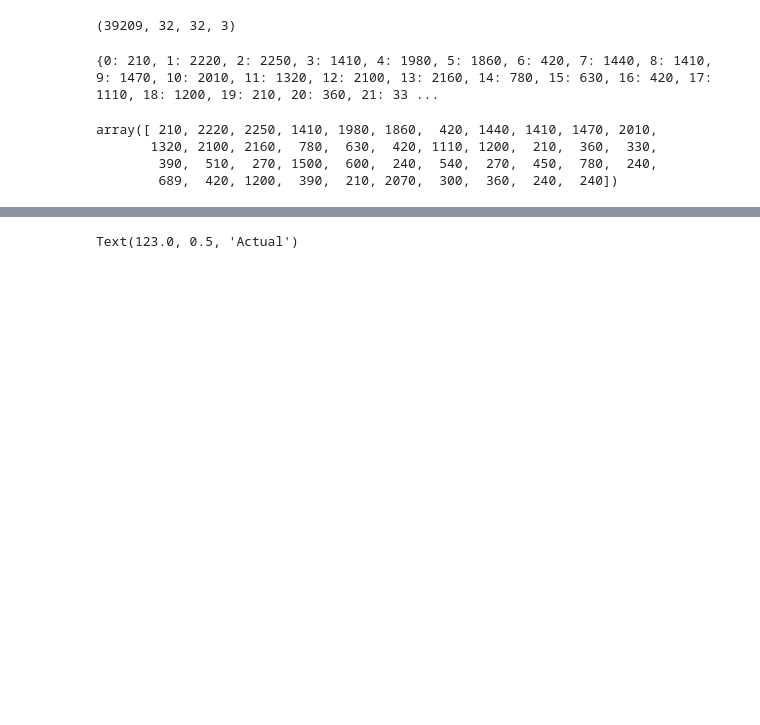
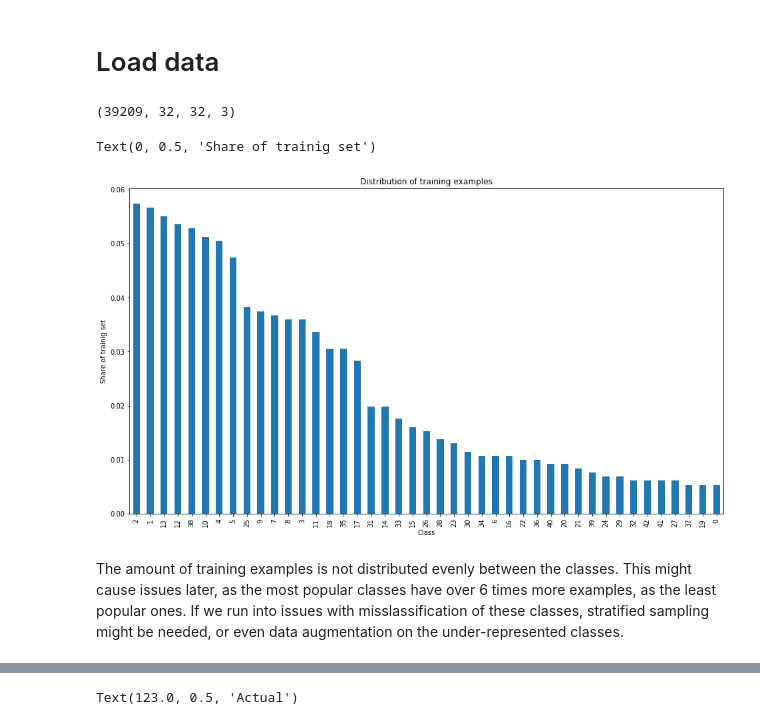
Before and after one commit to PabloOb/GTSRB, a Jupyter notebook: train/train.ipynb, the cells around one changed output, grey strips where cells are left out. Drawn from its saved outputs; the diff is of its cells as text; code cells hidden in the pictures; blank space fills up the shorter version.

Commit message:
Training graphs added, cleaned up unnecessary cells

```diff
--- a/train/train.ipynb
+++ b/train/train.ipynb
@@ -2,4 +2,14 @@
 import os
 import numpy as np
 import pandas as pd
+import seaborn as sns
+
 from PIL import Image
+from sklearn.metrics import confusion_matrix
+from tensorflow import saved_model
+from sklearn.model_selection import train_test_split
+
+# Plotting setup
+import matplotlib.pyplot as plt
+%matplotlib inline
+plt.rcParams['figure.figsize'] = (16, 9)
@@ -57,2 +85,4 @@ classes = { 1:'Speed limit (20km/h)',
+# %% [markdown]
+# Load data
 # %%
 # Load training data
@@ -80,16 +109,15 @@ X_train = np.array(train_data)
 X_train.shape
 # %% [output]
 (39209, 32, 32, 3)
-# %%
-labels_count = dict(zip(*np.unique(train_labels, return_counts=True)))
-print(labels_count)
-# %% [output]
-{0: 210, 1: 2220, 2: 2250, 3: 1410, 4: 1980, 5: 1860, 6: 420, 7: 1440, 8: 1410, 9: 1470, 10: 2010, 11: 1320, 12: 2100, 13: 2160, 14: 780, 15: 630, 16: 420, 17: 1110, 18: 1200, 19: 210, 20: 360, 21: 33 ...
-# %%
-np.bincount(train_labels)
-# %% [output]
-array([ 210, 2220, 2250, 1410, 1980, 1860,  420, 1440, 1410, 1470, 2010,
-       1320, 2100, 2160,  780,  630,  420, 1110, 1200,  210,  360,  330,
-        390,  510,  270, 1500,  600,  240,  540,  270,  450,  780,  240,
-        689,  420, 1200,  390,  210, 2070,  300,  360,  240,  240])
+# %%
+df_labels = pd.Series(train_labels)
+distribution = df_labels.value_counts(normalize=True)
+ax = distribution.plot(kind='bar', title='Distribution of training examples')
+ax.set_xlabel('Class')
+ax.set_ylabel('Share of trainig set')
+# %% [output]
+Text(0, 0.5, 'Share of trainig set')
+[figure, added]
+# %% [markdown]
+The amount of training examples is not distributed evenly between the classes. This might cause issues later, as the most popular classes have over 6 times more examples, as the least popular ones. If we run into issues with misslassification of these classes, stratified sampling might be needed, or even data augmentation on the under-represented classes.
 # %%
```
Also changed, not shown: parts of 33 cells of this notebook.
